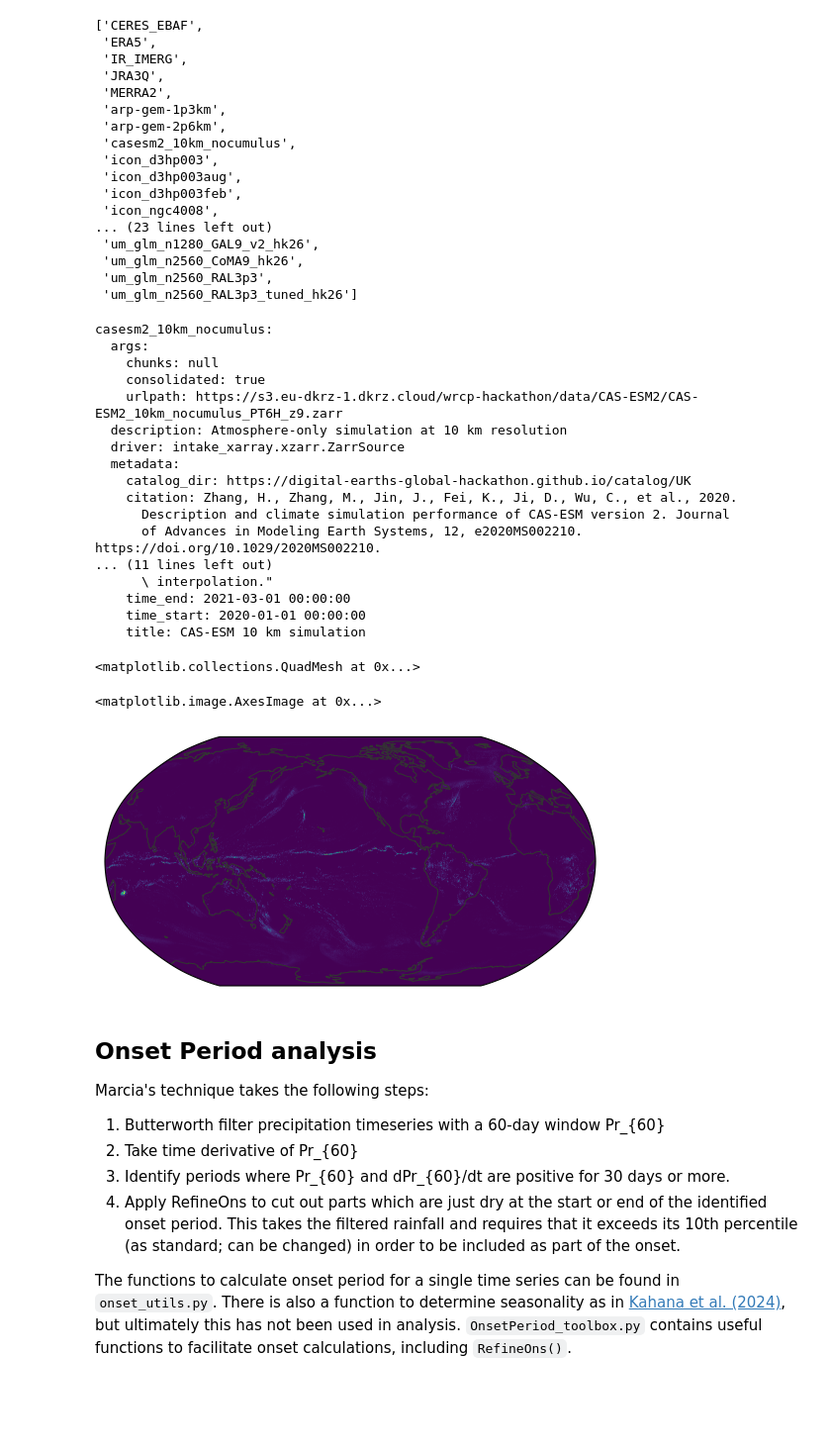
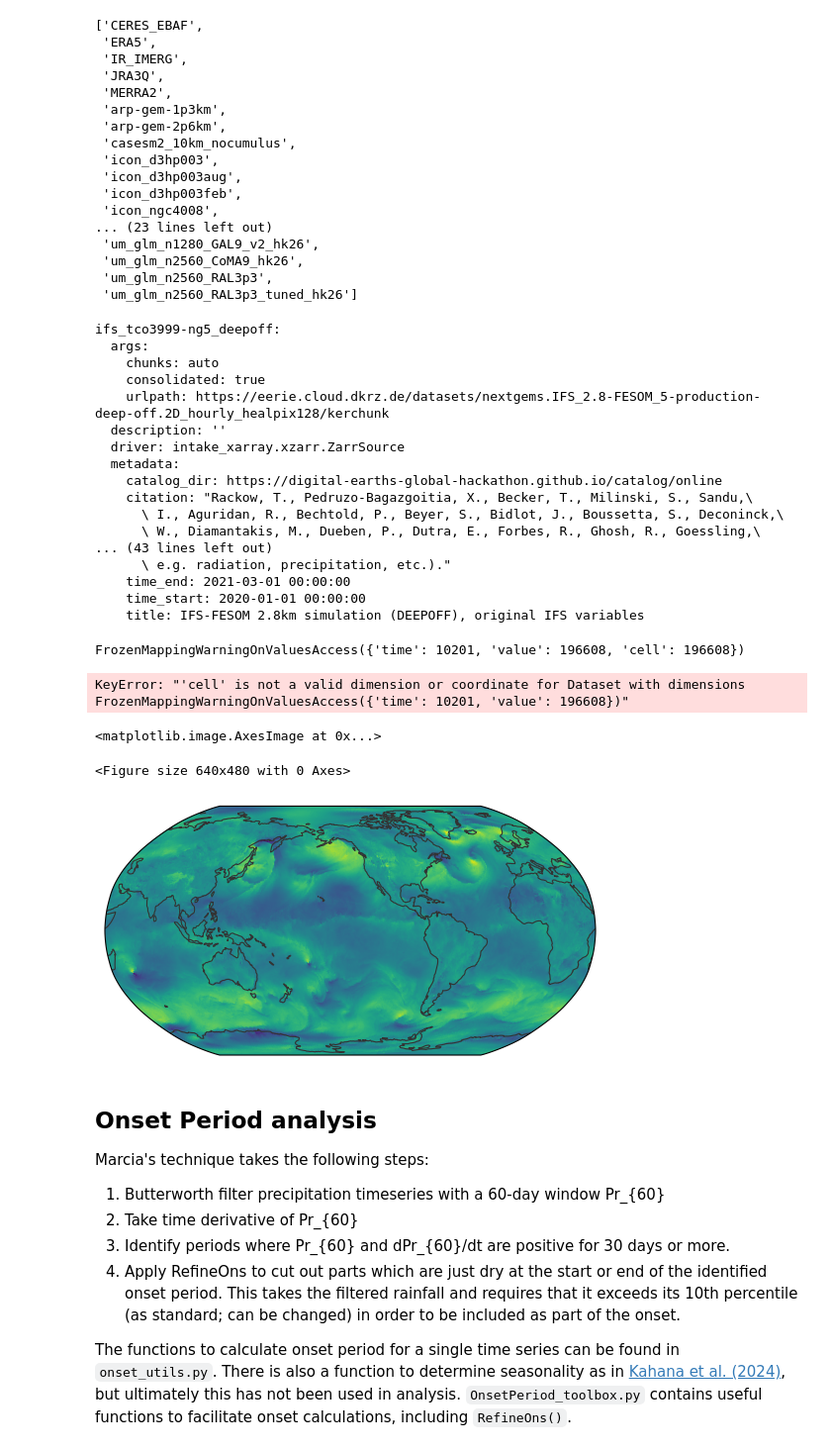
Before and after one commit to fran-morris-research/hackathon-monsoons, a Jupyter notebook: onset_identification/onset_period_visualisation.ipynb, the cells around one changed output. Shown at 99% size. Cells and saved outputs as stored; diff of their text form; code cells hidden in the pictures; blank space fills up the shorter version.

Commit message:
attempts to do #33 (dask is not working)

```diff
--- a/onset_identification/onset_period_visualisation.ipynb
+++ b/onset_identification/onset_period_visualisation.ipynb
@@ -60,26 +58,26 @@ ds = sim_cat(zoom=4, time='PT1H').to_dask().pipe(hp_mods)
  'um_glm_n2560_RAL3p3',
  'um_glm_n2560_RAL3p3_tuned_hk26']
 # %%
-sim = "casesm2_10km_nocumulus"
+sim = "ifs_tco3999-ng5_deepoff"
 sim_cat = cat[sim]
 # ds = sim_cat(time="PT6H").to_dask()
 sim_cat
 # %% [output]
-casesm2_10km_nocumulus:
+ifs_tco3999-ng5_deepoff:
   args:
-    chunks: null
+    chunks: auto
     consolidated: true
-    urlpath: https://s3.eu-dkrz-1.dkrz.cloud/wrcp-hackathon/data/CAS-ESM2/CAS-ESM2_10km_nocumulus_PT6H_z9.zarr
-  description: Atmosphere-only simulation at 10 km resolution
+    urlpath: https://eerie.cloud.dkrz.de/datasets/nextgems.IFS_2.8-FESOM_5-production-deep-off.2D_hourly_healpix128/kerchunk
+  description: ''
   driver: intake_xarray.xzarr.ZarrSource
   metadata:
-    catalog_dir: https://digital-earths-global-hackathon.github.io/catalog/UK
-    citation: Zhang, H., Zhang, M., Jin, J., Fei, K., Ji, D., Wu, C., et al., 2020.
-      Description and climate simulation performance of CAS-ESM version 2. Journal
-      of Advances in Modeling Earth Systems, 12, e2020MS002210. https://doi.org/10.1029/2020MS002210.
-... (11 lines left out)
-      \ interpolation."
+    catalog_dir: https://digital-earths-global-hackathon.github.io/catalog/online
+    citation: "Rackow, T., Pedruzo-Bagazgoitia, X., Becker, T., Milinski, S., Sandu,\
+      \ I., Aguridan, R., Bechtold, P., Beyer, S., Bidlot, J., Boussetta, S., Deconinck,\
+      \ W., Diamantakis, M., Dueben, P., Dutra, E., Forbes, R., Ghosh, R., Goessling,\
+... (43 lines left out)
+      \ e.g. radiation, precipitation, etc.)."
     time_end: 2021-03-01 00:00:00
     time_start: 2020-01-01 00:00:00
-    title: CAS-ESM 10 km simulation
+    title: IFS-FESOM 2.8km simulation (DEEPOFF), original IFS variables
 # %%
@@ -87,15 +85,21 @@ ds = sim_cat(zoom=6,time="PT1H").to_dask().pipe(egh.attach_coords)
+# %%
+ds.dims
+# %% [output]
+FrozenMappingWarningOnValuesAccess({'time': 10201, 'value': 196608, 'cell': 196608})
 # %%
 from utils import hp_to_latlon
-hp_to_latlon(ds.pr, 6).sel(time="2020-03-04").mean(dim="time").plot()
+hp_to_latlon(ds.tp, 7).sel(time="2020-03-04").mean(dim="time").plot()
 # %% [output]
-<matplotlib.collections.QuadMesh at 0x...>
+KeyError: "'cell' is not a valid dimension or coordinate for Dataset with dimensions FrozenMappingWarningOnValuesAccess({'time': 10201, 'value': 196608})"
-# %%
-ds = sim_cat(time="PT1H").to_dask()
-test_pr = ds.pr.sel(time="2020-03-04").mean(dim="time")
-egh.healpix_show(test_pr)
-# %% [output]
-<matplotlib.image.AxesImage at 0x...>
-[figure, removed]
+# %%
+import intake
+cat = intake.open_catalog("https://digital-earths-global-hackathon.github.io/catalog/catalog.yaml")["online"]
+ds = cat["ifs_tco3999-ng5_deepoff"].to_dask()
+egh.healpix_show(ds["100u"].isel(time=7))
+# %% [output]
+<matplotlib.image.AxesImage at 0x...>
+<Figure size 640x480 with 0 Axes>
+[figure, added]
 # %% [markdown]
 ## Onset Period analysis
 
```
Also changed, not shown: parts of 2 cells of this notebook, 4 other files.
